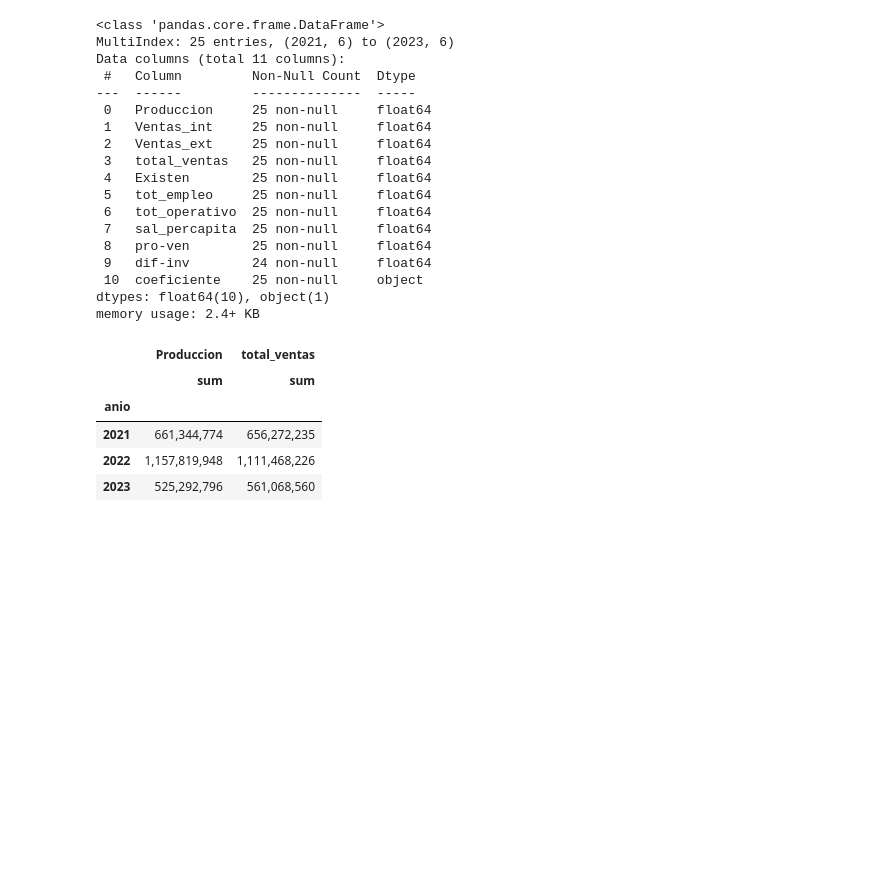
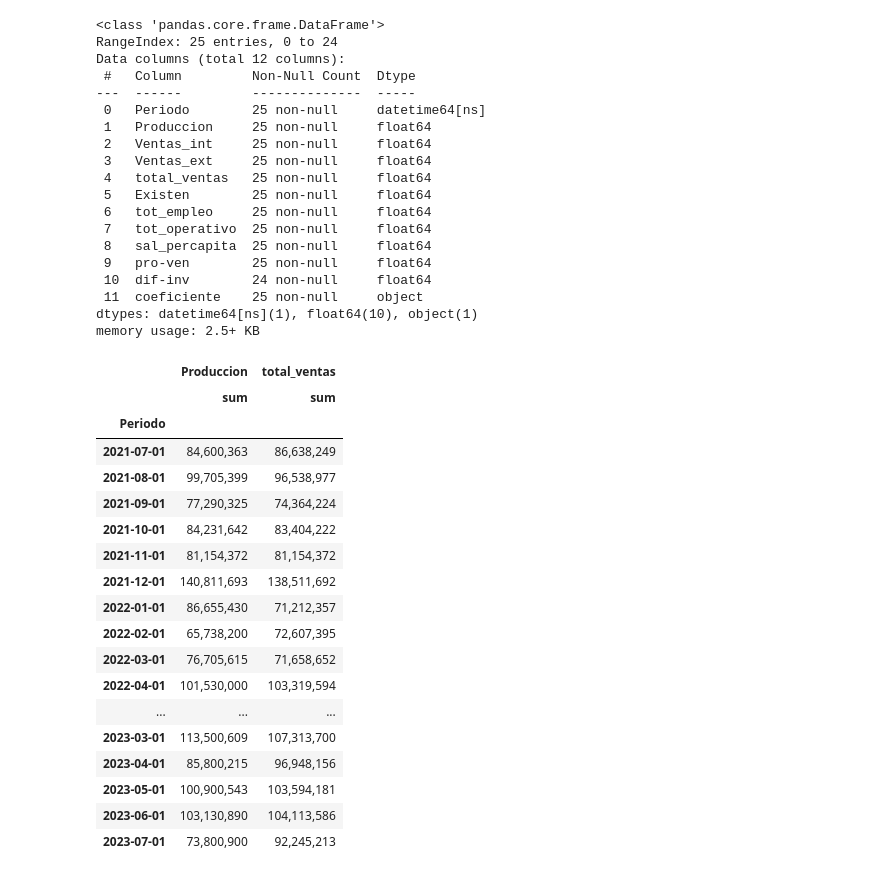
Before and after one commit to titobriceno/analizador, a Jupyter notebook: scrips/tables.ipynb, the cells around one changed output. Saved outputs shown, nothing was run; the diff lists cells and outputs as text; code cells hidden in the pictures; blank space fills up the shorter version.

```diff
--- a/scrips/tables.ipynb
+++ b/scrips/tables.ipynb
@@ -192,0 +195,4 @@ company_per_adm
+# %%
+production_data = company_data.copy()
+production_data = production_data[production_data["id_numord"] == company_nordem]
+production_data.info()
@@ -224,9 +248,12 @@ def production(company_data, company_nordem):
     ].shift(periods=1, fill_value=None)
 
     # inventory coeficient
-    production_data["coeficiente"] = (
-        production_data["pro-ven"] / production_data["dif-inv"]
+
+    production_data["coeficiente"] = production_data.apply(
+        lambda row: row["pro-ven"] / row["dif-inv"] if row["dif-inv"] != 0 else 0,
+        axis=1,
     )
+    print(production_data["coeficiente"])
 
     production_data = production_data.pivot_table(
         index=["anio", "mes"],
@@ -262,8 +289,18 @@ def production(company_data, company_nordem):
         }
     )
 
+    # reset the index of table
+    production_data = production_data.reset_index()
+    production_data = production_data.copy()
+
+    production_data["Periodo"] = pd.to_datetime(
+        production_data["anio"].astype(str) + "-" + production_data["mes"].astype(str),
+        format="%Y-%m",
+    )
+
     # Order columns
     prod_order = [
+        "Periodo",
         "Produccion",
         "Ventas_int",
         "Ventas_ext",
@@ -307,33 +360,47 @@ producion_of_company
 producion_of_company.info()
 # %% [output]
 <class 'pandas.core.frame.DataFrame'>
-MultiIndex: 25 entries, (2021, 6) to (2023, 6)
-Data columns (total 11 columns):
+RangeIndex: 25 entries, 0 to 24
+Data columns (total 12 columns):
  #   Column         Non-Null Count  Dtype
 ---  ------         --------------  -----
- 0   Produccion     25 non-null     float64
- 1   Ventas_int     25 non-null     float64
- 2   Ventas_ext     25 non-null     float64
- 3   total_ventas   25 non-null     float64
- 4   Existen        25 non-null     float64
- 5   tot_empleo     25 non-null     float64
- 6   tot_operativo  25 non-null     float64
- 7   sal_percapita  25 non-null     float64
- 8   pro-ven        25 non-null     float64
- 9   dif-inv        24 non-null     float64
- 10  coeficiente    25 non-null     object
-dtypes: float64(10), object(1)
-memory usage: 2.4+ KB
+ 0   Periodo        25 non-null     datetime64[ns]
+ 1   Produccion     25 non-null     float64
+ 2   Ventas_int     25 non-null     float64
+ 3   Ventas_ext     25 non-null     float64
+ 4   total_ventas   25 non-null     float64
+ 5   Existen        25 non-null     float64
+ 6   tot_empleo     25 non-null     float64
+ 7   tot_operativo  25 non-null     float64
+ 8   sal_percapita  25 non-null     float64
+ 9   pro-ven        25 non-null     float64
+ 10  dif-inv        24 non-null     float64
+ 11  coeficiente    25 non-null     object
+dtypes: datetime64[ns](1), float64(10), object(1)
+memory usage: 2.5+ KB
 # %%
 # with use of groupby i generate the total per year
-resume_table = producion_of_company.groupby("anio").agg(
+resume_table = producion_of_company.groupby("Periodo").agg(
     {"Produccion": [np.sum], "total_ventas": [np.sum]}
 )
 resume_table
 # %% [output]
 |  | Produccion | total_ventas |
 |  | sum | sum |
-| anio |  |  |
-| 2021 | 661,344,774 | 656,272,235 |
-| 2022 | 1,157,819,948 | 1,111,468,226 |
-| 2023 | 525,292,796 | 561,068,560 |
+| Periodo |  |  |
+| 2021-07-01 | 84,600,363 | 86,638,249 |
+| 2021-08-01 | 99,705,399 | 96,538,977 |
+| 2021-09-01 | 77,290,325 | 74,364,224 |
+| 2021-10-01 | 84,231,642 | 83,404,222 |
+| 2021-11-01 | 81,154,372 | 81,154,372 |
+| 2021-12-01 | 140,811,693 | 138,511,692 |
+| 2022-01-01 | 86,655,430 | 71,212,357 |
+| 2022-02-01 | 65,738,200 | 72,607,395 |
+| 2022-03-01 | 76,705,615 | 71,658,652 |
+| 2022-04-01 | 101,530,000 | 103,319,594 |
+| ... | ... | ... |
+| 2023-03-01 | 113,500,609 | 107,313,700 |
+| 2023-04-01 | 85,800,215 | 96,948,156 |
+| 2023-05-01 | 100,900,543 | 103,594,181 |
+| 2023-06-01 | 103,130,890 | 104,113,586 |
+| 2023-07-01 | 73,800,900 | 92,245,213 |
```
Also changed, not shown: parts of 3 cells of this notebook, 2 other files.
